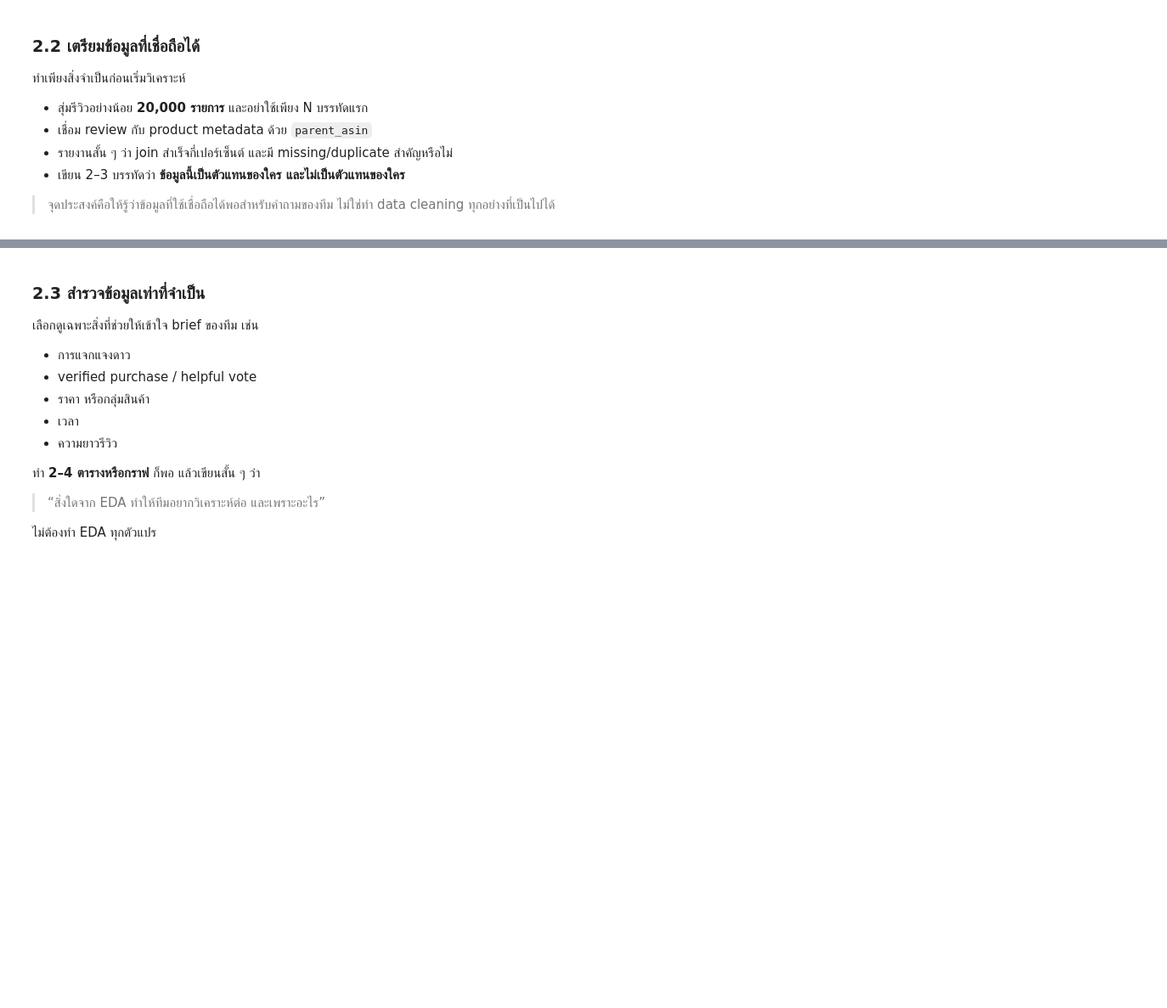
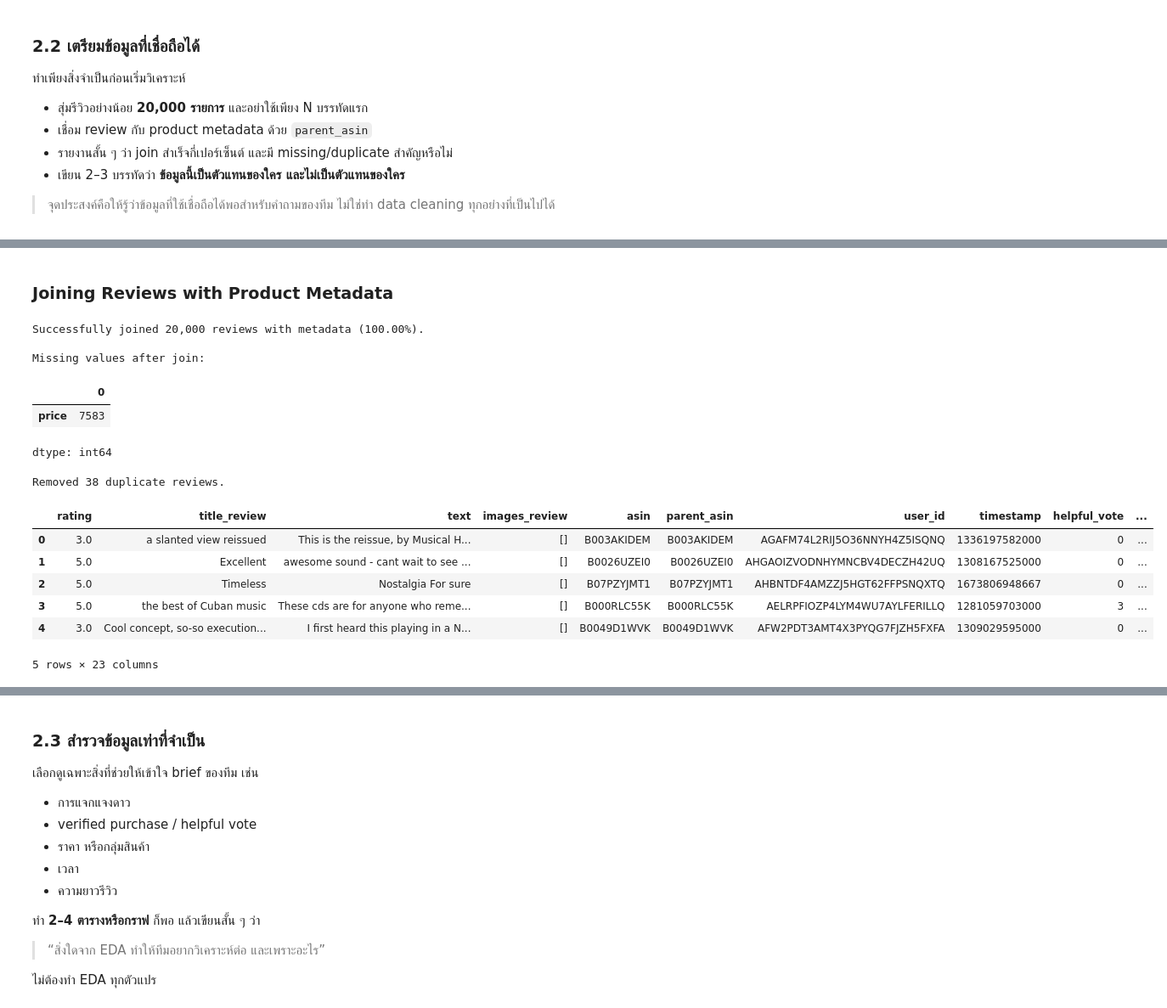
Before and after one commit to audomsak-pypy/Project1-Text_Analytics69, a Jupyter notebook: Project1_Text_Analytics69_Teams.ipynb, the cells around one changed output, grey strips where cells are left out. Shown at 85% size. Drawn from its saved outputs; the diff is of its cells as text; code cells hidden in the pictures; blank space fills up the shorter version.

```diff
--- a/Project1_Text_Analytics69_Teams.ipynb
+++ b/Project1_Text_Analytics69_Teams.ipynb
@@ -258,0 +304,41 @@ print(review_path, meta_path)
+# %% [markdown]
+### Joining Reviews with Product Metadata
+# %%
+# Perform a left merge to enrich reviews with product metadata
+initial_review_count = len(df_reviews)
+df_joined = pd.merge(df_reviews, df_meta, on='parent_asin', how='left', suffixes=('_review', '_meta'))
+
+# Report join success percentage
+successful_join_count = len(df_joined.dropna(subset=['main_category'])) # Assuming main_category is a good indicator of a successful meta join
+join_percentage = (successful_join_count / initial_review_count) * 100
+print(f"Successfully joined {successful_join_count:,} reviews with metadata ({join_percentage:.2f}%).")
+
+# Check for missing values in critical columns
+print("\nMissing values after join:")
+missing_values = df_joined[['text', 'title_review', 'main_category', 'price']].isnull().sum()
+display(missing_values[missing_values > 0])
+
+# Check for duplicate reviews (based on a combination of user_id, timestamp, and asin)
+# Note: parent_asin is the product group, asin is the specific product variant.
+# We are interested in unique reviews, which is usually identified by user_id and timestamp for a product.
+df_joined_before_dedup = len(df_joined)
+df_joined = df_joined.drop_duplicates(subset=['user_id', 'timestamp', 'asin'])
+duplicate_removed_count = df_joined_before_dedup - len(df_joined)
+print(f"\nRemoved {duplicate_removed_count:,} duplicate reviews.")
+
+display(df_joined.head())
+# %% [output]
+Successfully joined 20,000 reviews with metadata (100.00%).
+
+Missing values after join:
+|  | 0 |
+| price | 7583 |
+dtype: int64
+Removed 38 duplicate reviews.
+|  | rating | title_review | text | images_review | asin | parent_asin | user_id | timestamp | helpful_vote | ... |
+| 0 | 3.0 | a slanted view reissued | This is the reissue, by Musical H... | [] | B003AKIDEM | B003AKIDEM | AGAFM74L2RIJ5O36NNYH4Z5ISQNQ | 1336197582000 | 0 | ... |
+| 1 | 5.0 | Excellent | awesome sound - cant wait to see ... | [] | B0026UZEI0 | B0026UZEI0 | AHGAOIZVODNHYMNCBV4DECZH42UQ | 1308167525000 | 0 | ... |
+| 2 | 5.0 | Timeless | Nostalgia For sure | [] | B07PZYJMT1 | B07PZYJMT1 | AHBNTDF4AMZZJ5HGT62FFPSNQXTQ | 1673806948667 | 0 | ... |
+| 3 | 5.0 | the best of Cuban music | These cds are for anyone who reme... | [] | B000RLC55K | B000RLC55K | AELRPFIOZP4LYM4WU7AYLFERILLQ | 1281059703000 | 3 | ... |
+| 4 | 3.0 | Cool concept, so-so execution... | I first heard this playing in a N... | [] | B0049D1WVK | B0049D1WVK | AFW2PDT3AMT4X3PYQG7FJZH5FXFA | 1309029595000 | 0 | ... |
+5 rows × 23 columns
```
Also changed, not shown: parts of 6 cells of this notebook.
